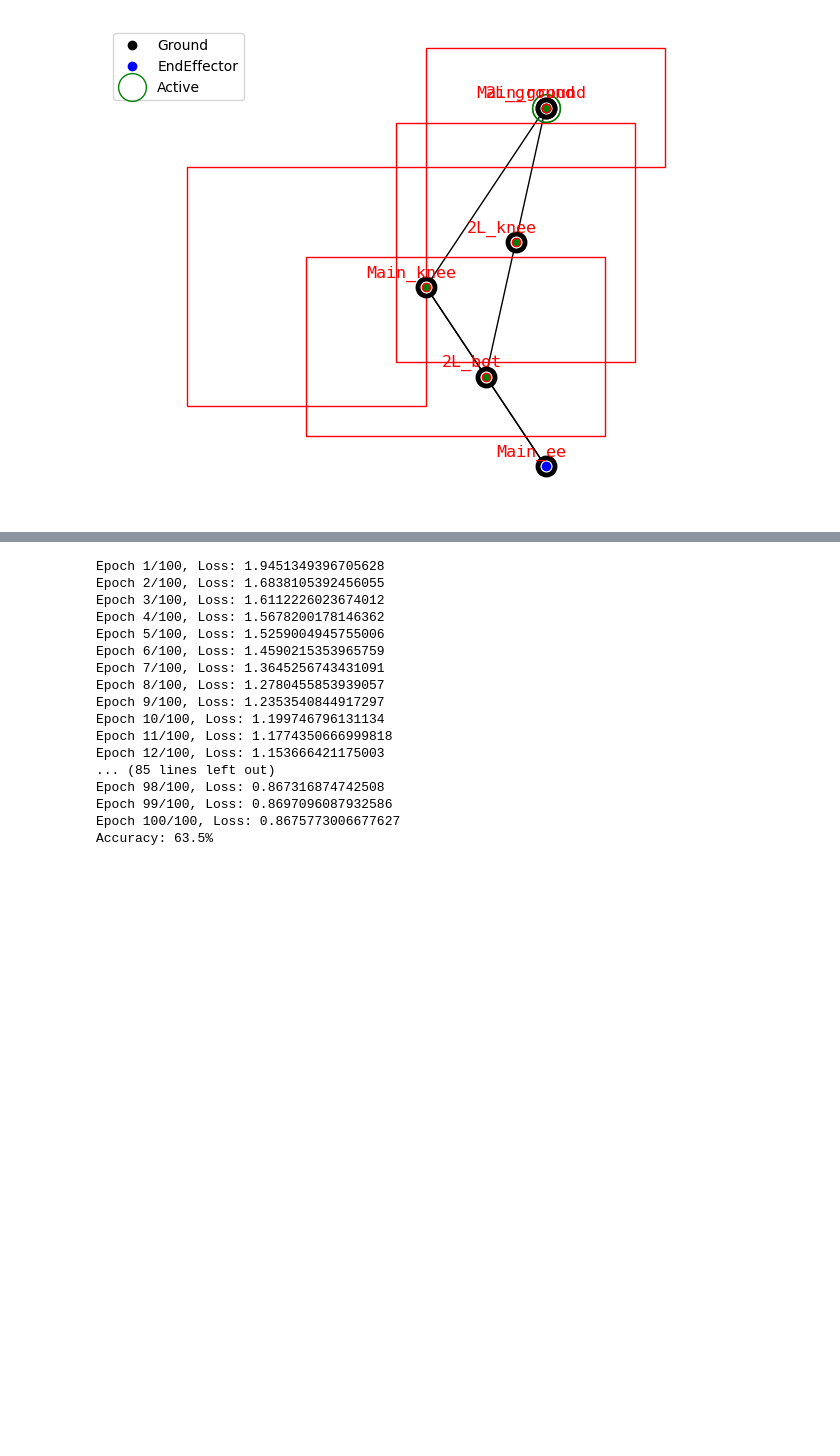
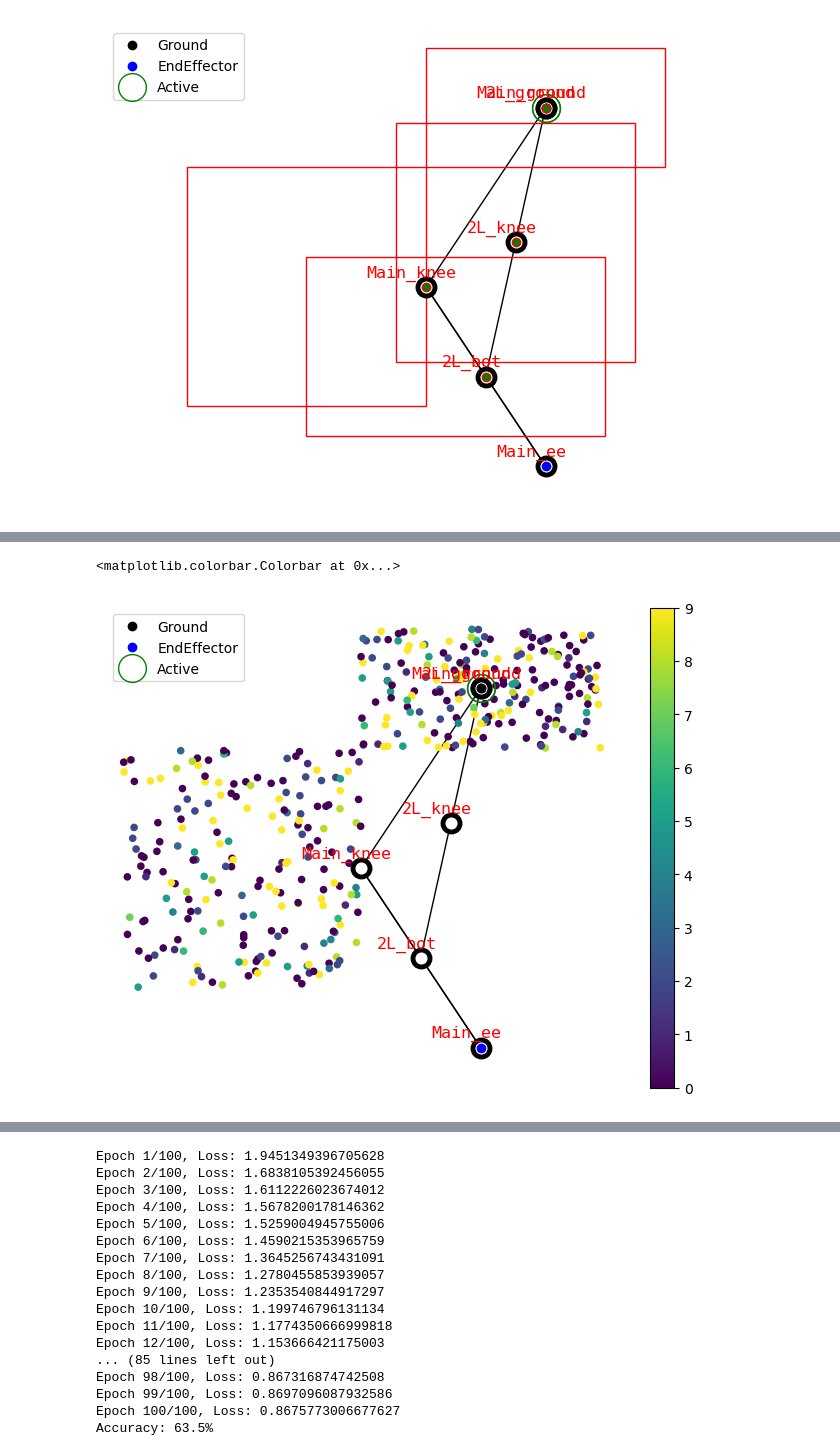
Before and after one commit to LicAiBeerLab/auto-robotics-design, a Jupyter notebook: testing_ground/sampler/main.ipynb, the cells around one changed output, grey strips where cells are left out. Cells and saved outputs as stored; diff of their text form; code cells hidden in the pictures; blank space fills up the shorter version.

```diff
--- a/testing_ground/sampler/main.ipynb
+++ b/testing_ground/sampler/main.ipynb
@@ -60,2 +72,21 @@ data = np.load('dataset_new_200k_bi.npz')
 X = data['values']
 y = data['classes']
+# %%
+import matplotlib.pyplot as plt
+from matplotlib  import cm
+
+def prepare_data_to_visualize_separeate_jps(data):
+    """
+    Prepare data to visualize
+    """
+
+    num_features = len(data[0]) // 4
+
+    features = []
+    for id in range(0, len(data[0]), num_features):
+        features.append(data[:,id:id+num_features])
+
+    # Return data to visualize
+    return features
+
+features = prepare_data_to_visualize_separeate_jps(X)
@@ -62,2 +124,11 @@ y = data['classes']
+# %%
+draw_joint_point(graph)
+plt.scatter(features[0][:,0],features[0][:,1],s=20,c=y, marker = 'o' )
+plt.scatter(features[1][:,0],features[1][:,1],s=20,c=y, marker = 'o' )
+
+plt.colorbar()
+# %% [output]
+<matplotlib.colorbar.Colorbar at 0x...>
+[figure, added]
 # %%
 import matplotlib.pyplot as plt
```
Also changed, not shown: parts of 11 cells of this notebook, 3 other files.
